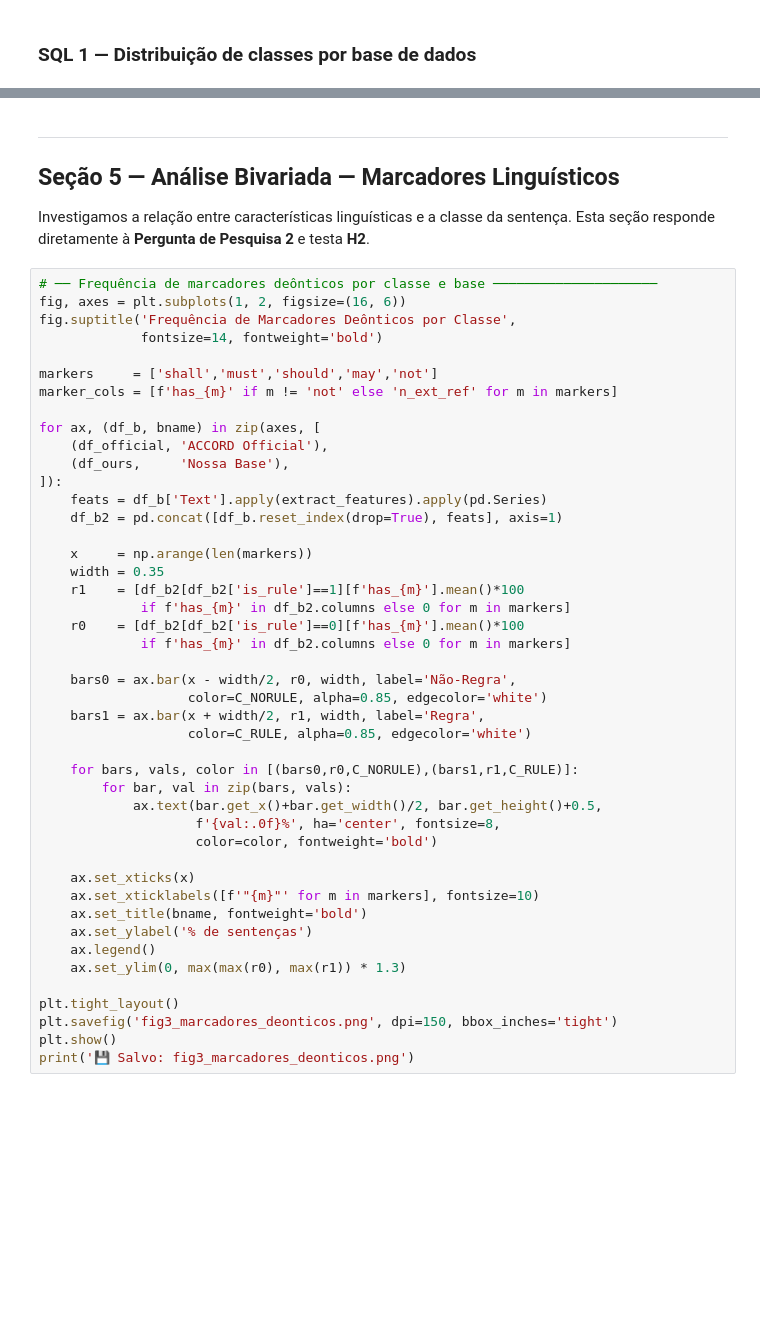
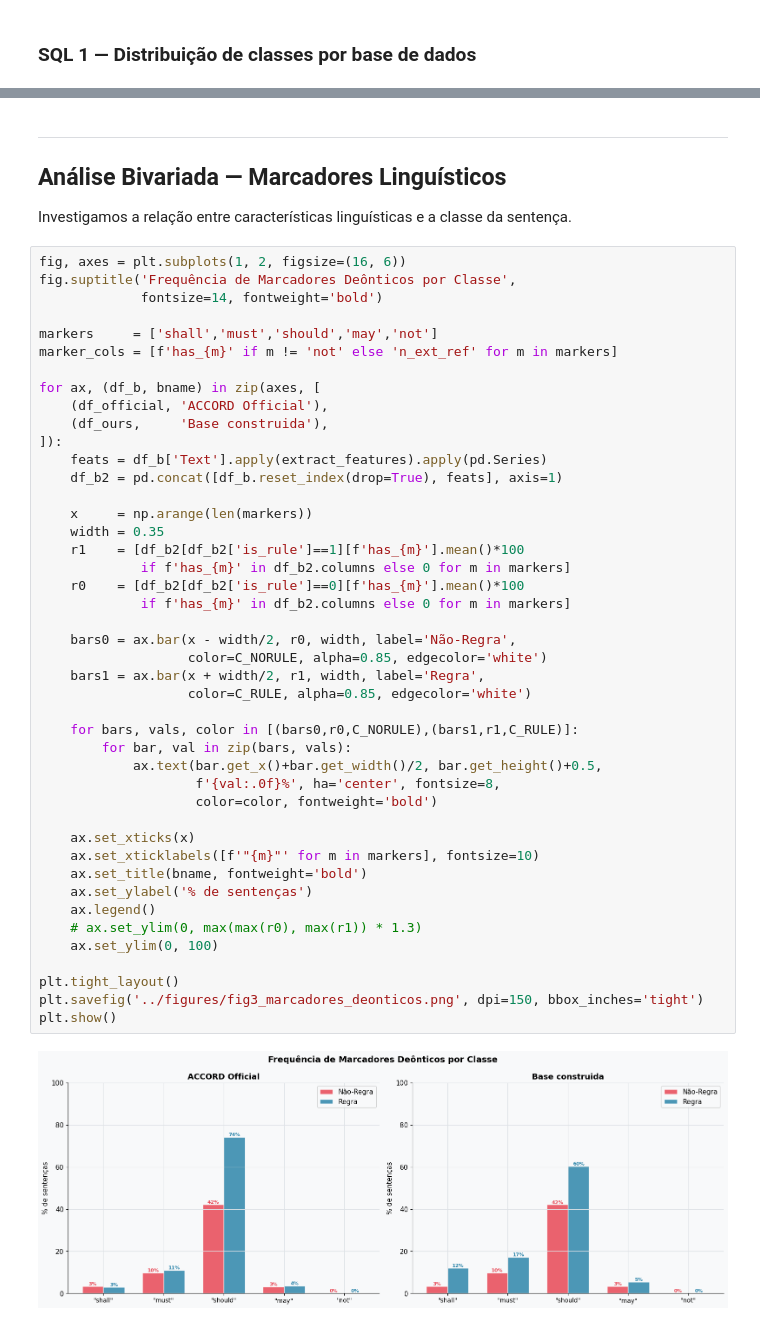
Before and after one commit to FerDelbo/rule-classification, a Jupyter notebook: src/etapa3_analise_exploratoria.ipynb, the cells around one changed output, grey strips where cells are left out. Saved outputs shown, nothing was run; the diff lists cells and outputs as text; blank space fills up the shorter version.

```diff
--- a/src/etapa3_analise_exploratoria.ipynb
+++ b/src/etapa3_analise_exploratoria.ipynb
@@ -510,11 +567,9 @@ print('💾 Salvo: fig2_comprimento_univariado.png')
 # %% [markdown]
 ---
-## Seção 5 — Análise Bivariada — Marcadores Linguísticos
+## Análise Bivariada — Marcadores Linguísticos
 
 Investigamos a relação entre características linguísticas e a classe da sentença.
-Esta seção responde diretamente à **Pergunta de Pesquisa 2** e testa **H2**.
 # %%
-# ── Frequência de marcadores deônticos por classe e base ─────────────────────
 fig, axes = plt.subplots(1, 2, figsize=(16, 6))
 fig.suptitle('Frequência de Marcadores Deônticos por Classe',
              fontsize=14, fontweight='bold')
@@ -524,37 +579,39 @@ marker_cols = [f'has_{m}' if m != 'not' else 'n_ext_ref' for m in markers]
 
 for ax, (df_b, bname) in zip(axes, [
     (df_official, 'ACCORD Official'),
-    (df_ours,     'Nossa Base'),
+    (df_ours,     'Base construida'),
 ]):
     feats = df_b['Text'].apply(extract_features).apply(pd.Series)
     df_b2 = pd.concat([df_b.reset_index(drop=True), feats], axis=1)
 
     x     = np.arange(len(markers))
     width = 0.35
     r1    = [df_b2[df_b2['is_rule']==1][f'has_{m}'].mean()*100
              if f'has_{m}' in df_b2.columns else 0 for m in markers]
     r0    = [df_b2[df_b2['is_rule']==0][f'has_{m}'].mean()*100
              if f'has_{m}' in df_b2.columns else 0 for m in markers]
 
     bars0 = ax.bar(x - width/2, r0, width, label='Não-Regra',
                    color=C_NORULE, alpha=0.85, edgecolor='white')
     bars1 = ax.bar(x + width/2, r1, width, label='Regra',
                    color=C_RULE, alpha=0.85, edgecolor='white')
 
     for bars, vals, color in [(bars0,r0,C_NORULE),(bars1,r1,C_RULE)]:
         for bar, val in zip(bars, vals):
             ax.text(bar.get_x()+bar.get_width()/2, bar.get_height()+0.5,
                     f'{val:.0f}%', ha='center', fontsize=8,
                     color=color, fontweight='bold')
 
     ax.set_xticks(x)
     ax.set_xticklabels([f'"{m}"' for m in markers], fontsize=10)
     ax.set_title(bname, fontweight='bold')
     ax.set_ylabel('% de sentenças')
     ax.legend()
-    ax.set_ylim(0, max(max(r0), max(r1)) * 1.3)
+    # ax.set_ylim(0, max(max(r0), max(r1)) * 1.3)
+    ax.set_ylim(0, 100)
 
 plt.tight_layout()
-plt.savefig('fig3_marcadores_deonticos.png', dpi=150, bbox_inches='tight')
+plt.savefig('../figures/fig3_marcadores_deonticos.png', dpi=150, bbox_inches='tight')
 plt.show()
-print('💾 Salvo: fig3_marcadores_deonticos.png')
+# %% [output]
+[figure, added]
```
Also changed, not shown: parts of 64 cells of this notebook, 10 other files.
